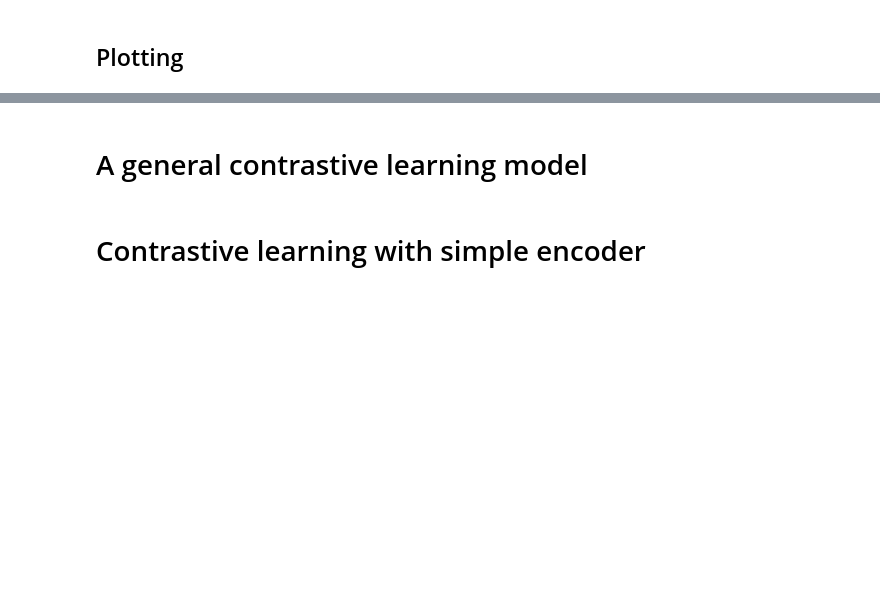
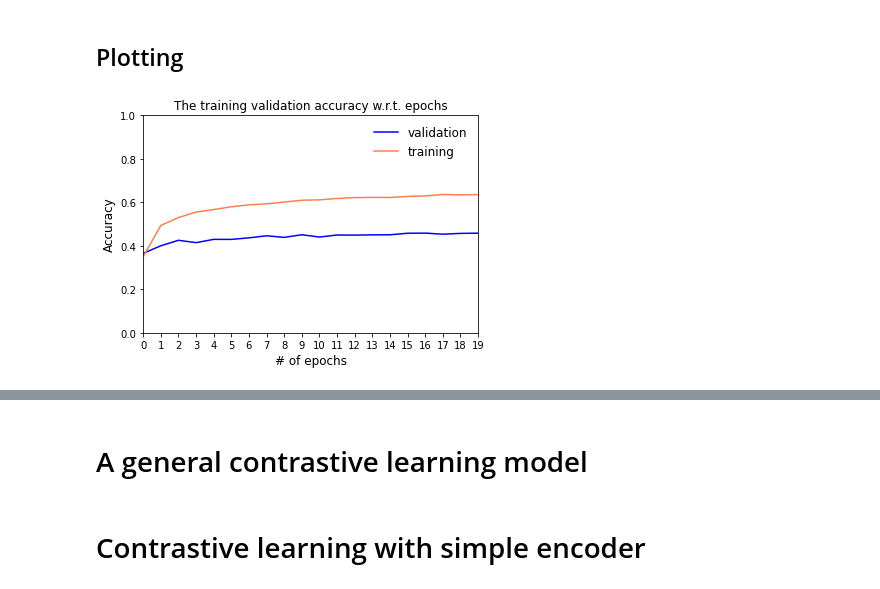
Before and after one commit to sudormroot/masters_thesis_code, a Jupyter notebook: thesis_main.ipynb, the cells around one changed output, grey strips where cells are left out. Cells and saved outputs as stored; diff of their text form; code cells hidden in the pictures; blank space fills up the shorter version.

```diff
--- a/thesis_main.ipynb
+++ b/thesis_main.ipynb
@@ -359,7 +378,7 @@ def plot_supervised_train_accuracy(resultfile):
     plt.title("The training validation accuracy w.r.t. epochs")
 
     # https://matplotlib.org/3.1.1/tutorials/colors/colormap-manipulation.html
-    viridis = cm.get_cmap('viridis', 2)
+    #viridis = cm.get_cmap('viridis', 2)
     #newcolors = viridis(np.linspace(0, 1, 2))
     #pink = np.array([248/256, 24/256, 148/256, 1]
     #newcolors[:25, :] = pink
@@ -685,5 +851,7 @@ print(f"Maximal validation accuracy: {max_val_acc:.2f}%")
 # %% [markdown]
 ## Plotting
 # %%
-plot_train_accuracy(b"results/baseline_mobilenet_history.pickle")
+plot_supervised_train_accuracy(b"results/baseline_mobilenet_history.pickle")
+# %% [output]
+[figure, added]
 # %%
```
Also changed, not shown: parts of 30 cells of this notebook.
